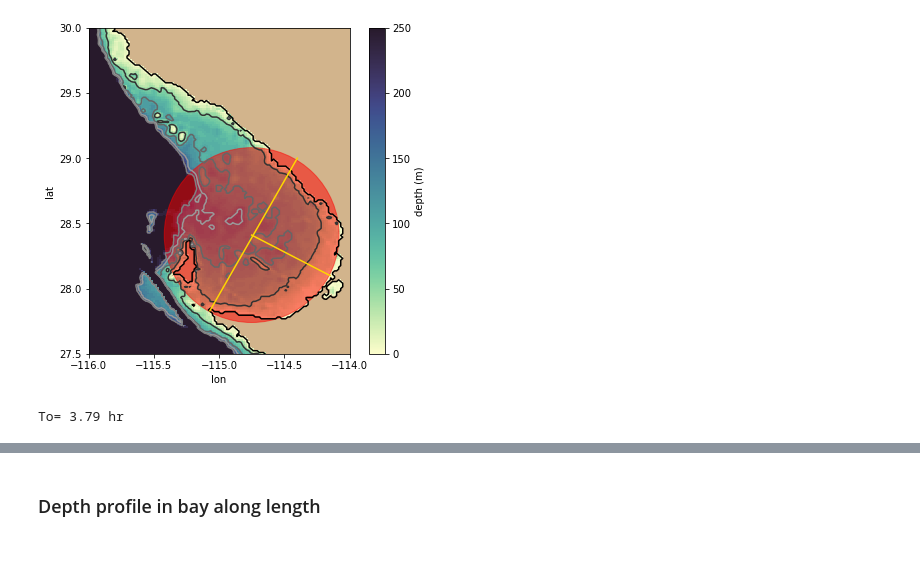
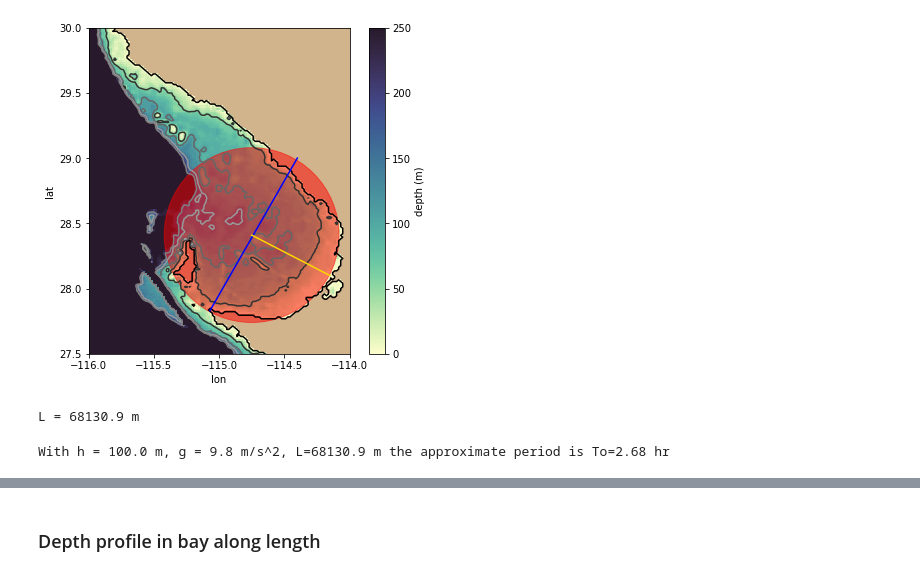
Before and after one commit to anakarinarm/notebooks_SVB, a Jupyter notebook: MITgcm/domain5/approx_SVB_period.ipynb, the cells around one changed output, grey strips where cells are left out. Drawn from its saved outputs; the diff is of its cells as text; code cells hidden in the pictures.

```diff
--- a/MITgcm/domain5/approx_SVB_period.ipynb
+++ b/MITgcm/domain5/approx_SVB_period.ipynb
@@ -36,26 +67,27 @@ depth = ds['Depth'][:]
 # %%
+# Plot bay and approximate distances and reference circle
 fig, (ax1) = plt.subplots(1,1,figsize=(7,6), sharey=True)
 ax1.set_facecolor('tan')
 pc1 = ax1.pcolormesh(lon,lat, np.ma.masked_array(depth, mask=mask[0,:,:]), cmap=cmo.cm.deep, vmin=0, vmax=250)
 plt.colorbar(pc1, ax=ax1, label='depth (m)')
 ax1.contour(lon,lat,depth,levels=[0,50,100,150,200], colors=['k','0.2','0.4','0.6','0.5','0.5'])
 
 ax1.set_xlabel('lon')
 ax1.set_ylabel('lat')
 ax1.set_aspect(1)
 ax1.set_xlim([-116.0,-114])
 ax1.set_ylim([27.5,30.0])
 ax1.set_xticks([-116,-115.5,-115,-114.5,-114])
 
 Drawing_colored_circle = plt.Circle((-114.75, 28.41), 0.67, alpha=0.5, color='red')
 ax1.add_artist( Drawing_colored_circle )
 
-ax1.plot([-115.07,-114.4],[27.83,29],color='gold')
+ax1.plot([-115.07,-114.4],[27.83,29],color='blue')
 ax1.plot([-114.75,-114.15],[28.41,28.1],color='gold')
 
 plt.show()
 # %% [output]
-[figure, old version]
+[figure, new version]
 # %%
 # Distance along the coast (haversine)
 def distance(lat1,lon1,lat2,lon2):
@@ -71,11 +103,14 @@ lat1 = 28.41
 lon2 = -114.15
 lat2 = 28.1
 L = 1000*distance(lat1,lon1, lat2, lon2)
+print('L = %1.1f m' %L)
+# %% [output]
+L = 68130.9 m
 # %%
-h = 50
+h = 100
 g = 9.81
 
 To = 2.22*((2*L)/((g*h)**(1/2)))
-print('To= %1.2f hr' %(To/3600))
+print('With h = %1.1f m, g = %1.1f m/s^2, L=%1.1f m the approximate period is To=%1.2f hr' %(h,g,L,To/3600))
 # %% [output]
-To= 3.79 hr
+With h = 100.0 m, g = 9.8 m/s^2, L=68130.9 m the approximate period is To=2.68 hr
```
Also changed, not shown: parts of 19 cells of this notebook, 1 other file.
